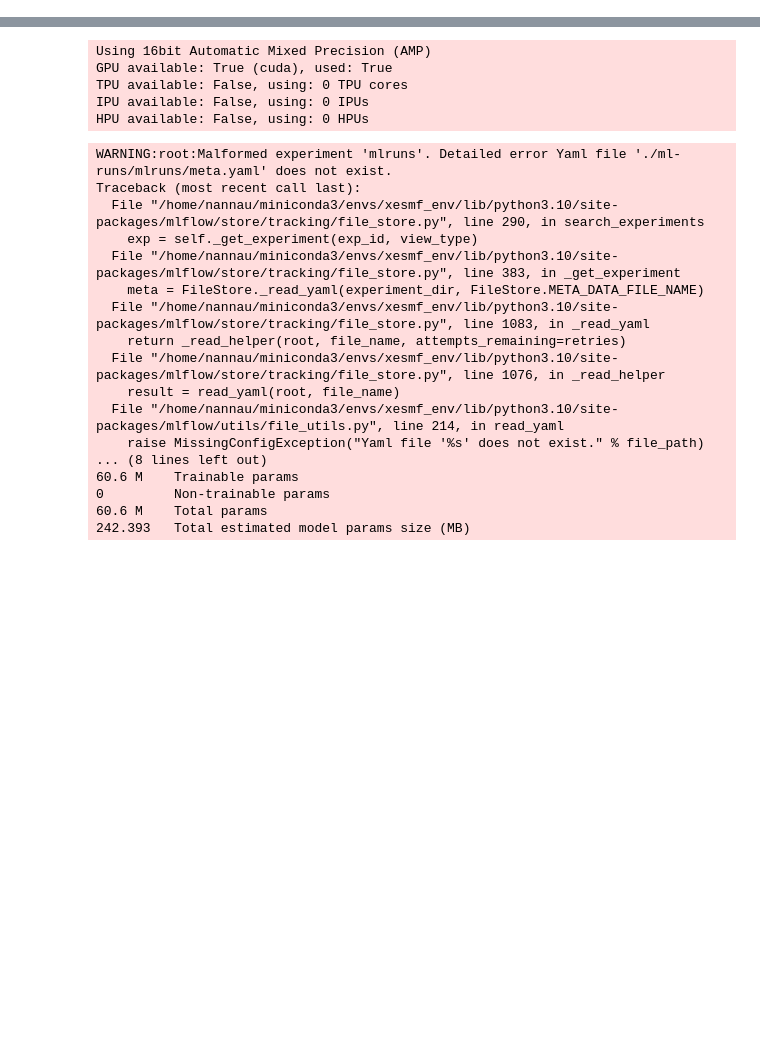
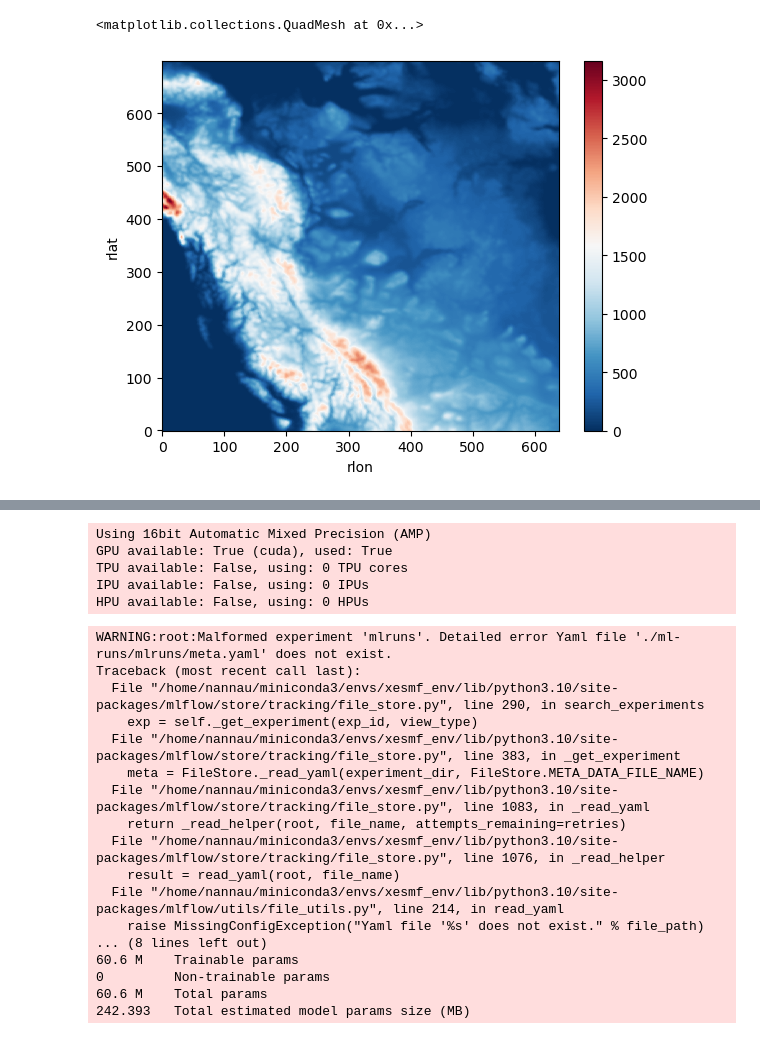
Before and after one commit to nannau/ClimatExML, a Jupyter notebook: notebooks/makeloader.ipynb, the cells around one changed output, grey strips where cells are left out. Drawn from its saved outputs; the diff is of its cells as text; code cells hidden in the pictures; blank space fills up the shorter version.

```diff
--- a/notebooks/makeloader.ipynb
+++ b/notebooks/makeloader.ipynb
@@ -9,3 +11,7 @@ from lightning.pytorch.tuner import Tuner
 # torch.set_float32_matmul_precision('medium')
 torch.set_float32_matmul_precision('medium')
 torch.cuda.empty_cache()
+# %%
+ds = xr.open_dataset("ME.nc").ME
+grid = xr.open_dataset("/home/nannau/data/wrf/U10_200010.nc")
+rds = regrid_align(ds, grid)
@@ -11,0 +41,5 @@ torch.cuda.empty_cache()
+# %%
+rds.plot(cmap="RdBu_r")
+# %% [output]
+<matplotlib.collections.QuadMesh at 0x...>
+[figure, added]
```
Also changed, not shown: parts of 29 cells of this notebook, 7 other files.
